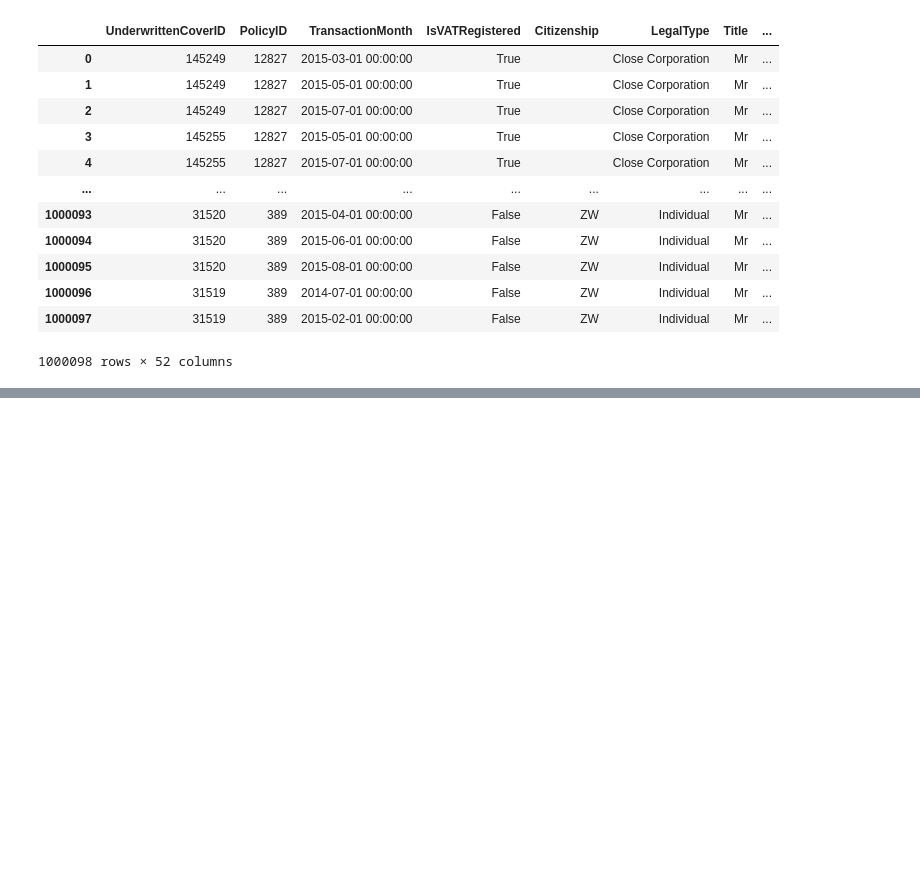
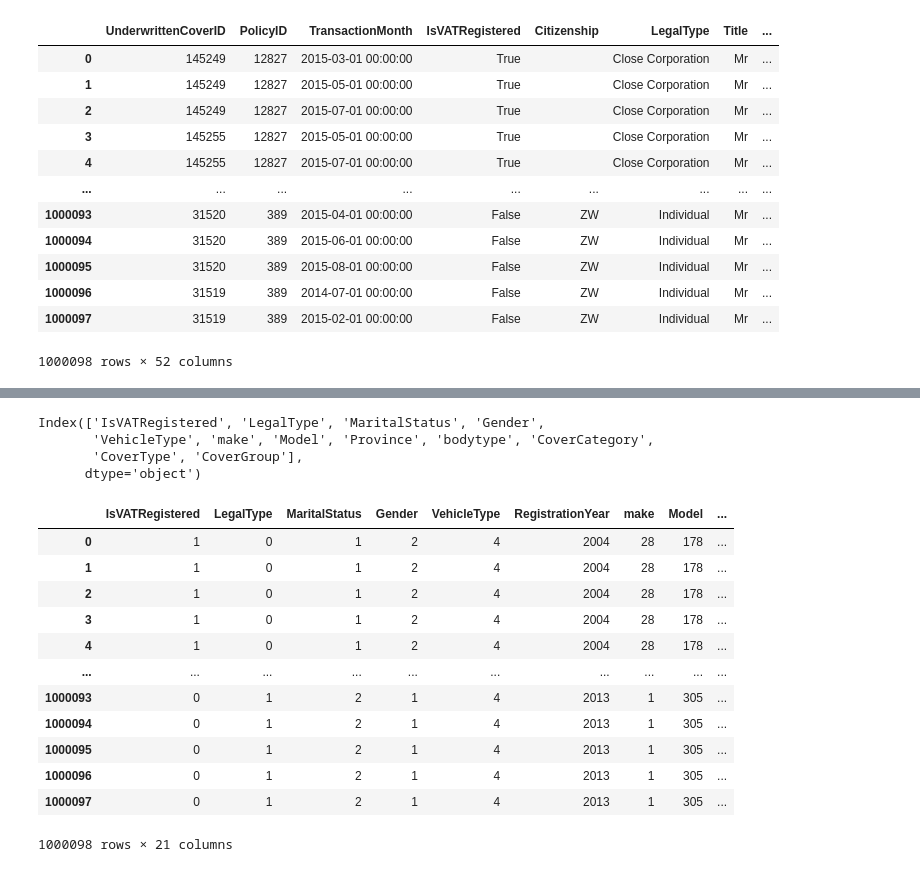
Before and after one commit to GetieBalew24/AlphaCare_Insurance_Solutions, a Jupyter notebook: notebooks/statstical_modeling.ipynb, the cells around one changed output, grey strips where cells are left out. Cells and saved outputs as stored; diff of their text form; code cells hidden in the pictures; blank space fills up the shorter version.

Commit message:
data preprocessing  update

```diff
--- a/notebooks/statstical_modeling.ipynb
+++ b/notebooks/statstical_modeling.ipynb
@@ -67,0 +68,11 @@ new_df
+# %%
+#  Select relevant features for insurance premium prediction
+relevant_features = [
+    'IsVATRegistered', 'LegalType', 'MaritalStatus', 'Gender',
+    'VehicleType', 'RegistrationYear', 'make', 'Model','PostalCode','Province',
+    'bodytype','SumInsured', 'CalculatedPremiumPerTerm',
+    'CoverCategory', 'CoverType', 'CoverGroup',
+    'ClaimsToPremiumRatio', 'VehicleAge', 'IsNewVehicle','TotalClaims','TotalPremium'
+]
+selected_features = [feature for feature in relevant_features if feature in new_df.columns]
+selected_data = df[selected_features]
@@ -67,0 +89,28 @@ new_df
+# %%
+selected_data.select_dtypes(include=['object','bool']).columns
+# %% [output]
+Index(['IsVATRegistered', 'LegalType', 'MaritalStatus', 'Gender',
+       'VehicleType', 'make', 'Model', 'Province', 'bodytype', 'CoverCategory',
+       'CoverType', 'CoverGroup'],
+      dtype='object')
+# %%
+# Assume 'self.data' is your DataFrame and you want to use one-hot encoding on specific columns
+columns_to_encode = ['IsVATRegistered', 'LegalType', 'MaritalStatus', 'Gender',
+                      'VehicleType', 'make', 'Model', 'bodytype', 'Province',
+                      'CoverCategory', 'CoverType', 'CoverGroup']
+encode_data=dp.encode_categorical_data(selected_data, method='label', columns=columns_to_encode)
+encode_data
+# %% [output]
+|  | IsVATRegistered | LegalType | MaritalStatus | Gender | VehicleType | RegistrationYear | make | Model | ... |
+| 0 | 1 | 0 | 1 | 2 | 4 | 2004 | 28 | 178 | ... |
+| 1 | 1 | 0 | 1 | 2 | 4 | 2004 | 28 | 178 | ... |
+| 2 | 1 | 0 | 1 | 2 | 4 | 2004 | 28 | 178 | ... |
+| 3 | 1 | 0 | 1 | 2 | 4 | 2004 | 28 | 178 | ... |
+| 4 | 1 | 0 | 1 | 2 | 4 | 2004 | 28 | 178 | ... |
+| ... | ... | ... | ... | ... | ... | ... | ... | ... | ... |
+| 1000093 | 0 | 1 | 2 | 1 | 4 | 2013 | 1 | 305 | ... |
+| 1000094 | 0 | 1 | 2 | 1 | 4 | 2013 | 1 | 305 | ... |
+| 1000095 | 0 | 1 | 2 | 1 | 4 | 2013 | 1 | 305 | ... |
+| 1000096 | 0 | 1 | 2 | 1 | 4 | 2013 | 1 | 305 | ... |
+| 1000097 | 0 | 1 | 2 | 1 | 4 | 2013 | 1 | 305 | ... |
+1000098 rows × 21 columns
```
Also changed, not shown: parts of 3 cells of this notebook.
